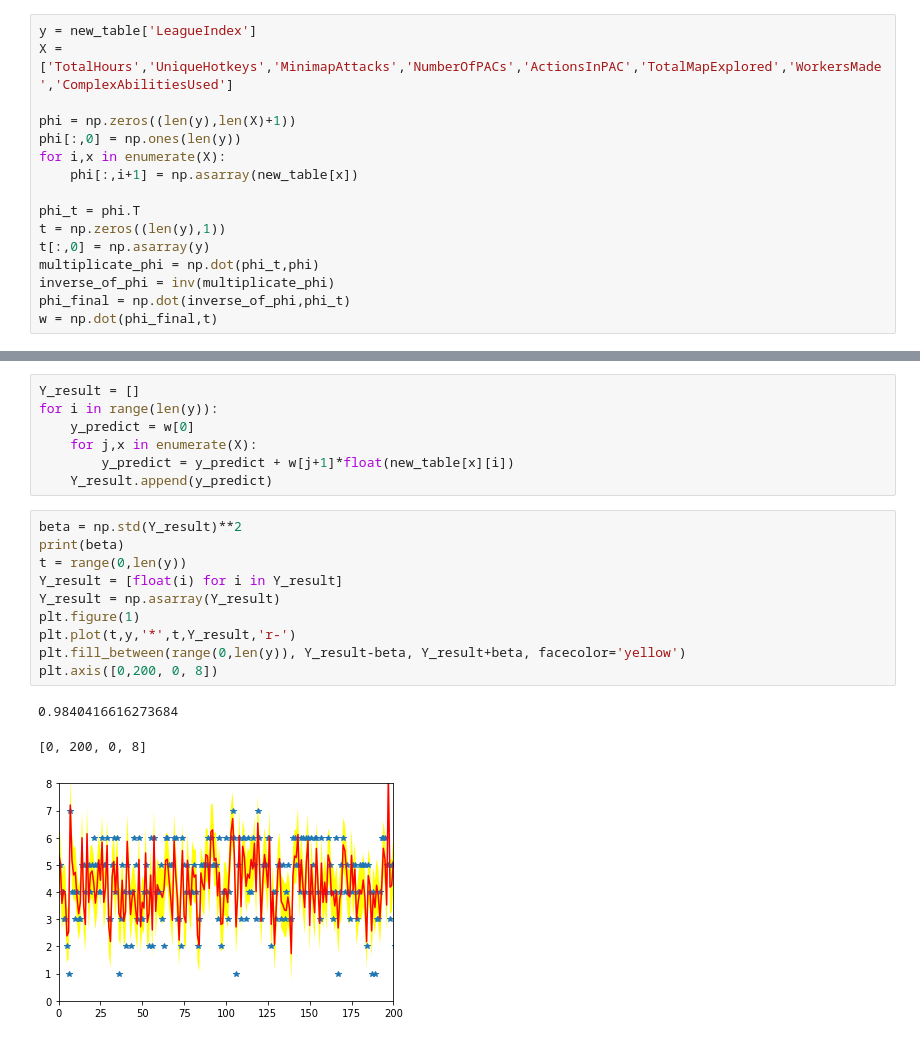
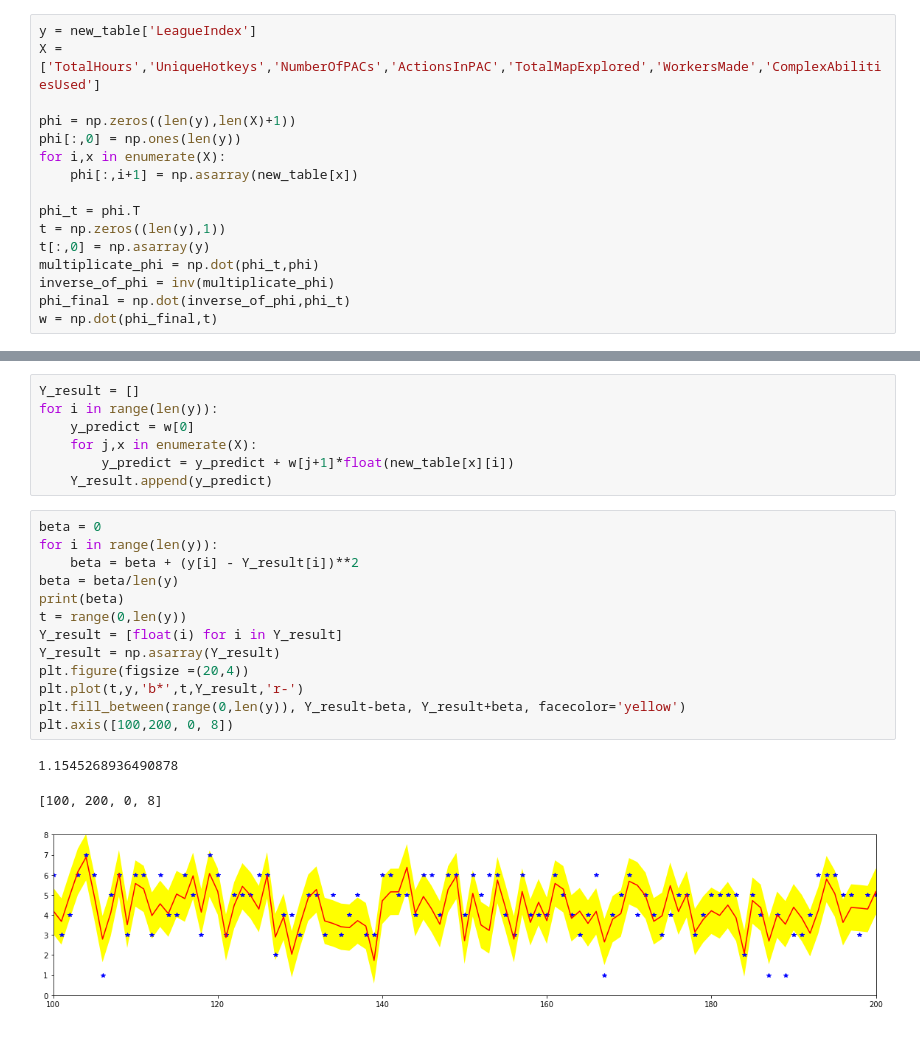
Before and after one commit to AlonsoDiCandia14/Teoria_Informacion, a Jupyter notebook: MP01/MP01.ipynb, the cells around one changed output, grey strips where cells are left out. Saved outputs shown, nothing was run; the diff lists cells and outputs as text.

```diff
--- a/MP01/MP01.ipynb
+++ b/MP01/MP01.ipynb
@@ -69,7 +69,7 @@ LeagueIndex fue la caracteristica a determinar escogida por nosotros a partir de
 -ComplexAbilitiesUsed
 # %%
 y = new_table['LeagueIndex']
-X = ['TotalHours','UniqueHotkeys','MinimapAttacks','NumberOfPACs','ActionsInPAC','TotalMapExplored','WorkersMade','ComplexAbilitiesUsed']
+X = ['TotalHours','UniqueHotkeys','NumberOfPACs','ActionsInPAC','TotalMapExplored','WorkersMade','ComplexAbilitiesUsed']
 
 phi = np.zeros((len(y),len(X)+1))
 phi[:,0] = np.ones(len(y))
@@ -91,16 +102,19 @@ for i in range(len(y)):
         y_predict = y_predict + w[j+1]*float(new_table[x][i])
     Y_result.append(y_predict)
 # %%
-beta = np.std(Y_result)**2
+beta = 0
+for i in range(len(y)):
+    beta = beta + (y[i] - Y_result[i])**2
+beta = beta/len(y)
 print(beta)
 t = range(0,len(y))
 Y_result = [float(i) for i in Y_result]
 Y_result = np.asarray(Y_result)
-plt.figure(1)
-plt.plot(t,y,'*',t,Y_result,'r-')
+plt.figure(figsize =(20,4))
+plt.plot(t,y,'b*',t,Y_result,'r-')
 plt.fill_between(range(0,len(y)), Y_result-beta, Y_result+beta, facecolor='yellow')
-plt.axis([0,200, 0, 8])
+plt.axis([100,200, 0, 8])
 # %% [output]
-0.9840416616273684
+1.1545268936490878
-[0, 200, 0, 8]
+[100, 200, 0, 8]
-[figure, old version]
+[figure, new version]
```
Also changed, not shown: parts of 1 cell of this notebook.
